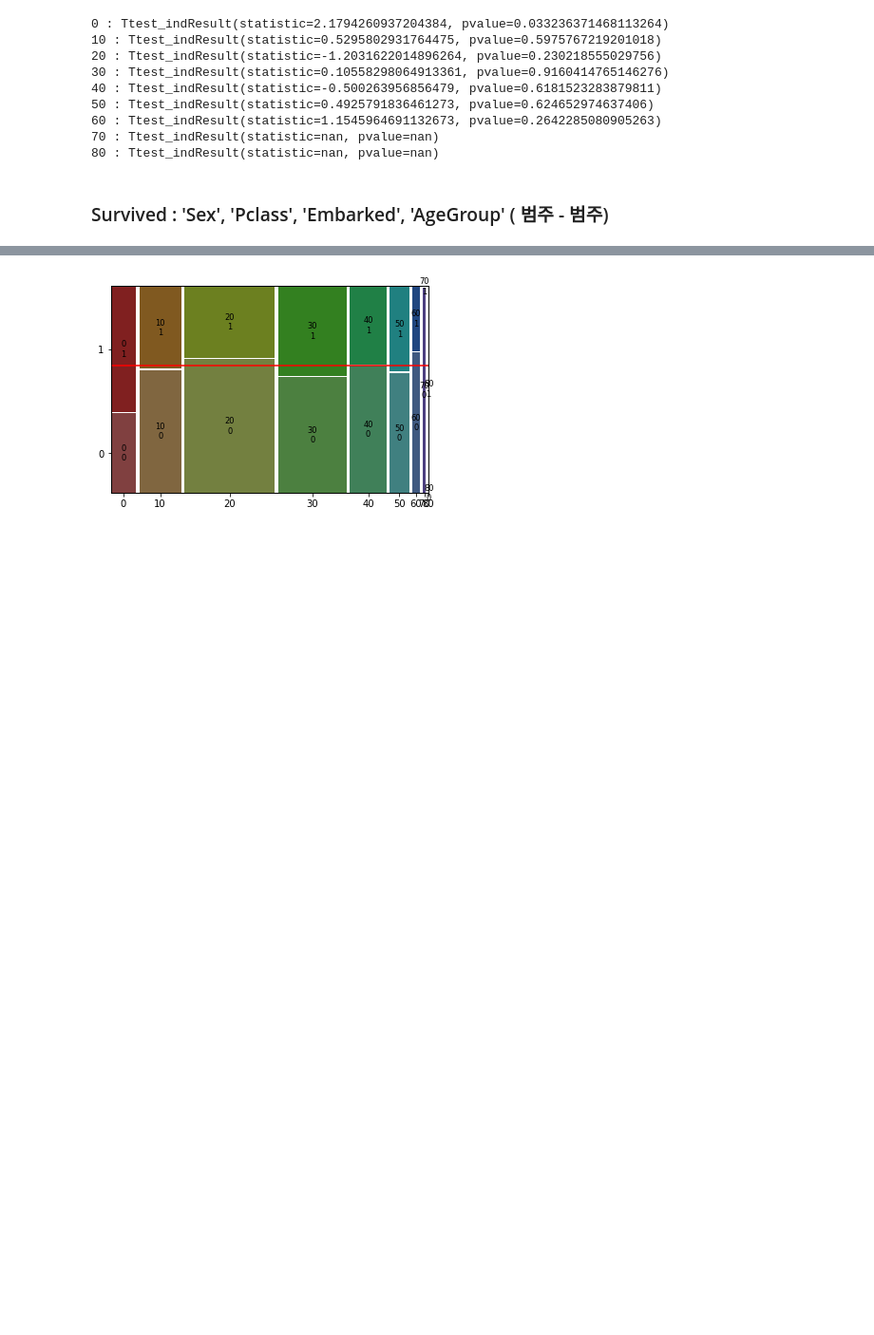
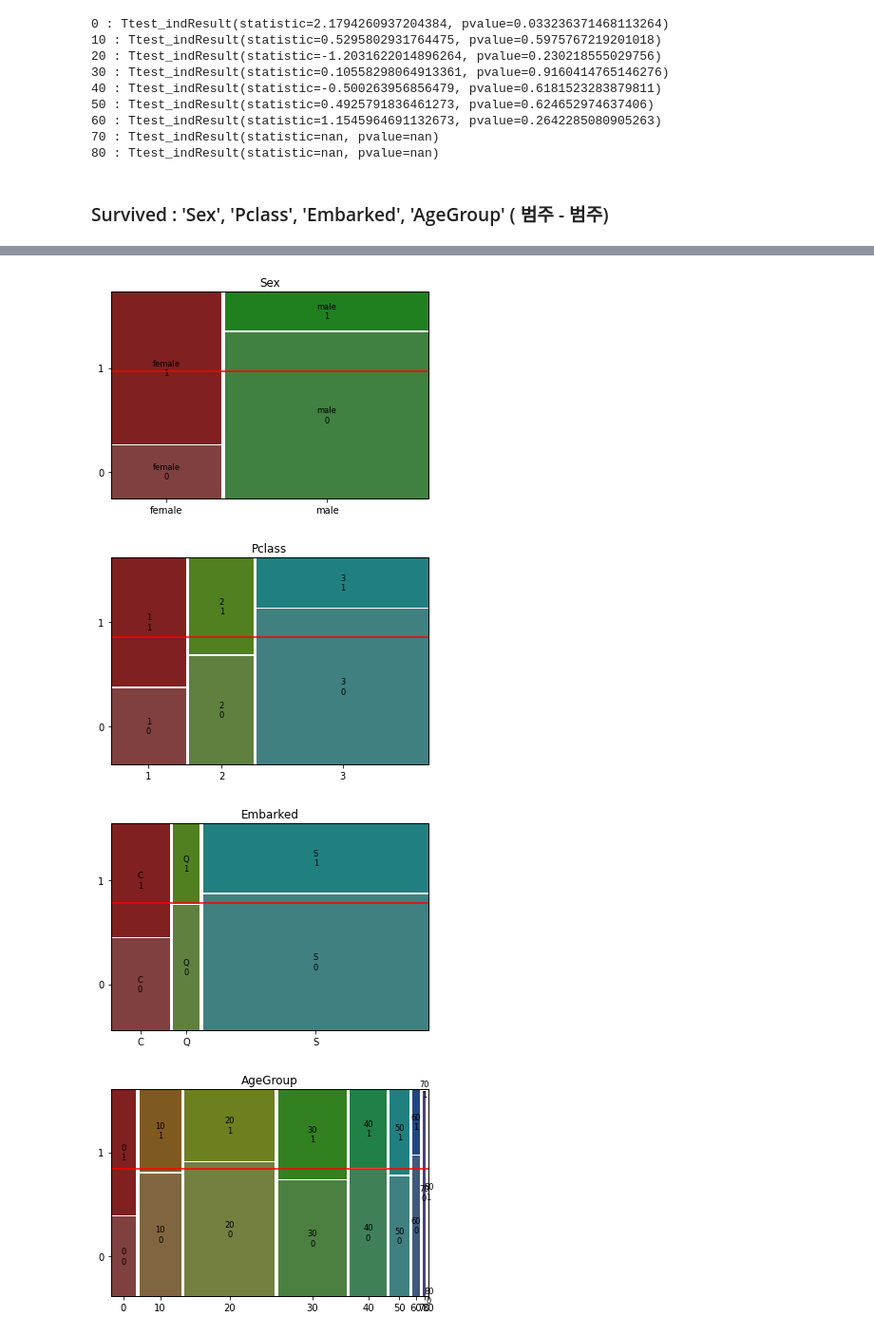
Before and after one commit to mskyun721/aivle_python, a Jupyter notebook: Class/titanic.ipynb, the cells around one changed output, grey strips where cells are left out. Shown at 95% size. Cells and saved outputs as stored; diff of their text form; code cells hidden in the pictures; blank space fills up the shorter version.

```diff
--- a/Class/titanic.ipynb
+++ b/Class/titanic.ipynb
@@ -41,7 +41,7 @@ Index(['PassengerId', 'Survived', 'Pclass', 'Name', 'Sex', 'Age', 'Fare',
       dtype='object')
 # %%
 ti_num = ['Age', 'Fare']
-ti_category = ['Survived', 'Sex', 'Pclass', 'Embarked', 'AgeGroup']
+ti_category = ['Sex', 'Pclass', 'Embarked', 'AgeGroup']
 target = 'Survived'
 key = 'PassengerId'
 # %%
@@ -246,2 +239,4 @@ pd.crosstab(ti[target], ti['AgeGroup'])
 # %%
-cross_ageGroup = pd.crosstab(ti[target], ti['AgeGroup'], normalize='index')
+for i in ti_category:
+    print('*'*10 + i + '*'*10)
+    print(pd.crosstab(ti[target], ti[i], normalize='index'))
@@ -248,7 +261,12 @@ cross_ageGroup = pd.crosstab(ti[target], ti['AgeGroup'], normalize='index')
 # %%
-
-mosaic(ti.sort_values([target, 'AgeGroup']), ['AgeGroup', target], gap=0.01)
-plt.axhline(1- ti[target].mean(), color = 'r')
-plt.show()
+for i in ti_category:
+    cross_ageGroup = pd.crosstab(ti[target], ti[i], normalize='index')
+    mosaic(ti.sort_values([target, i]), [i, target], gap=0.01)
+    plt.axhline(1- ti[target].mean(), color = 'r')
+    plt.title(i)
+    plt.show()
 # %% [output]
-[figure, old version]
+[figure, new version]
+[figure, added]
+[figure, added]
+[figure, added]
```
Also changed, not shown: parts of 13 cells of this notebook, 2 other files.
